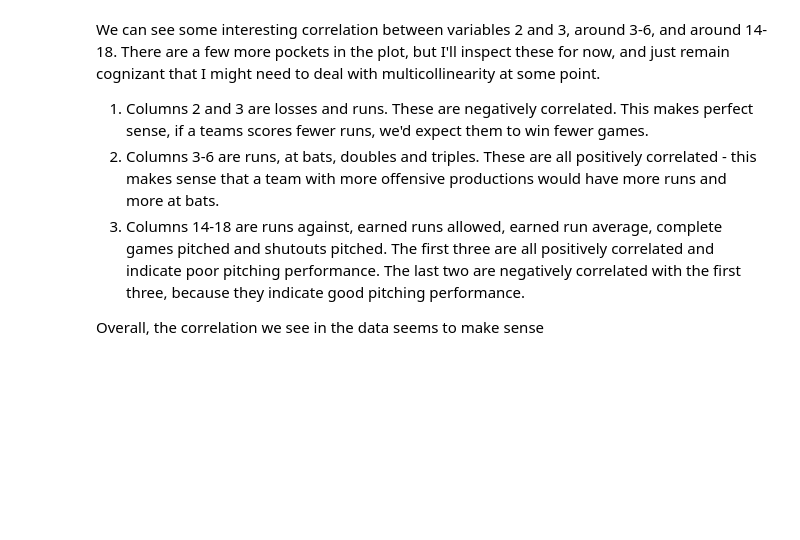
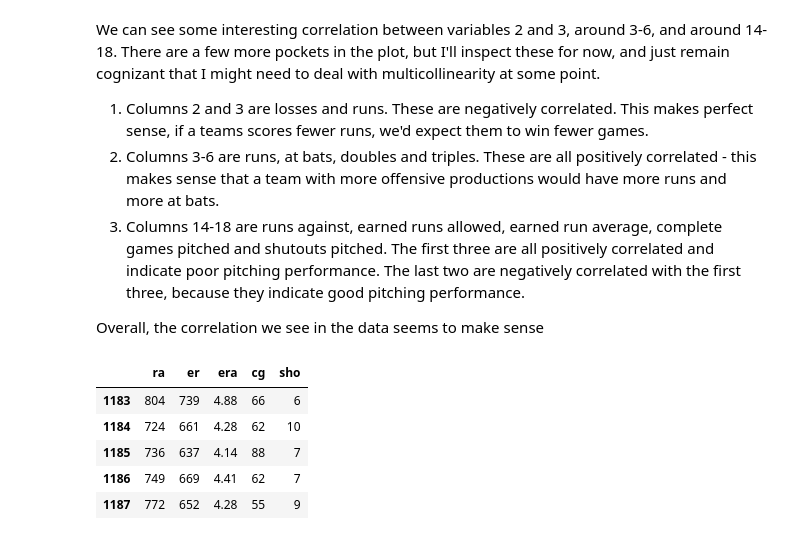
Before and after one commit to colson1111/Kaggle, a Jupyter notebook: Baseball/baseball_eda.ipynb, the cells around one changed output. Cells and saved outputs as stored; diff of their text form; code cells hidden in the pictures; blank space fills up the shorter version.

```diff
--- a/Baseball/baseball_eda.ipynb
+++ b/Baseball/baseball_eda.ipynb
@@ -93,4 +96,11 @@ Overall, the correlation we see in the data seems to make sense
 # %%
 teams_num[[2,3]] # losses and runs
 teams_num[[3,4,5,6]] # runs, ab, double, triple
-teams_num[[14,15,16,17,18]] # ra, er, era are all positively correlated, cg and sho are negatively correlated with those
+teams_num[[14,15,16,17,18]].head() # ra, er, era are all positively correlated, cg and sho are negatively correlated with those
+# %% [output]
+|  | ra | er | era | cg | sho |
+| 1183 | 804 | 739 | 4.88 | 66 | 6 |
+| 1184 | 724 | 661 | 4.28 | 62 | 10 |
+| 1185 | 736 | 637 | 4.14 | 88 | 7 |
+| 1186 | 749 | 669 | 4.41 | 62 | 7 |
+| 1187 | 772 | 652 | 4.28 | 55 | 9 |
```
Also changed, not shown: parts of 10 cells of this notebook.
